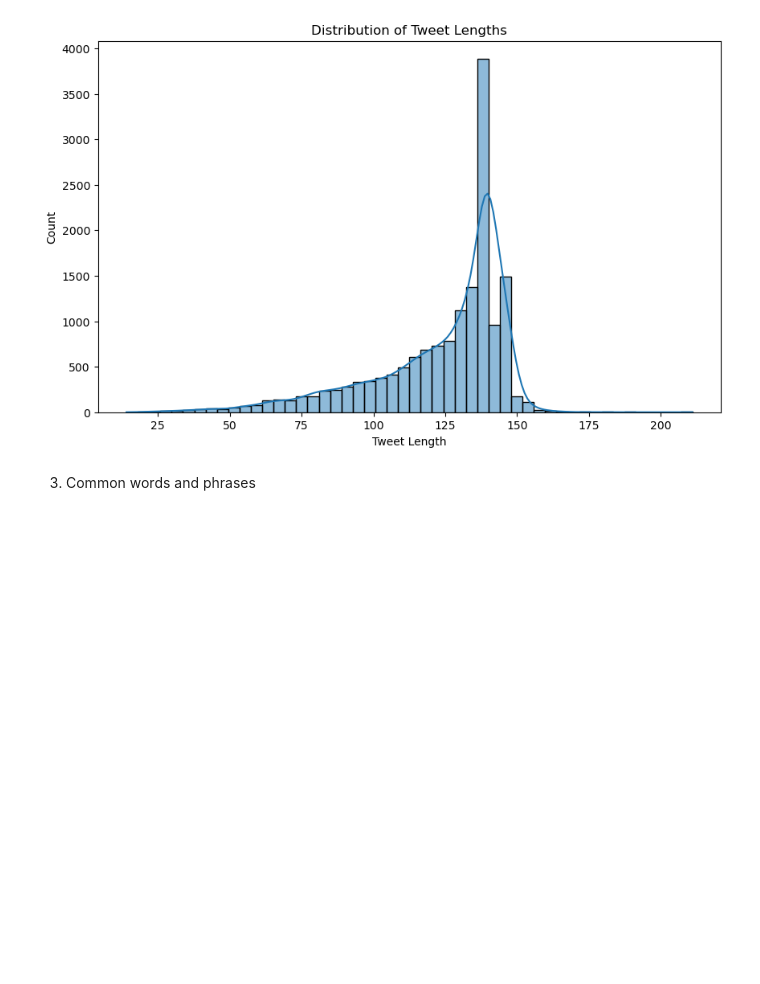
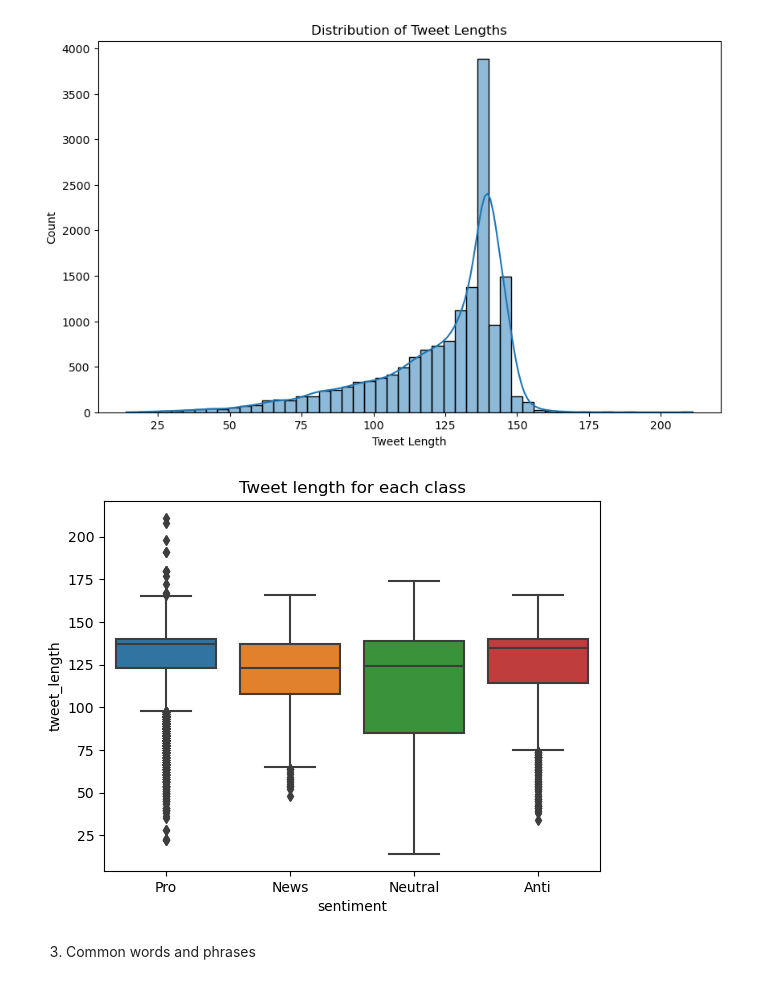
Before and after one commit to gzukhanye/Classification-Sprint-2307FTDS-TEAM-JM5, a Jupyter notebook: JM5_Notebook.ipynb, the cells around one changed output. Saved outputs shown, nothing was run; the diff lists cells and outputs as text; code cells hidden in the pictures; blank space fills up the shorter version.

```diff
--- a/JM5_Notebook.ipynb
+++ b/JM5_Notebook.ipynb
@@ -263,6 +263,14 @@ plt.xlabel('Tweet Length')
 plt.show()
 # %% [output]
 [figure]
+# %%
+# Plot the distribution of the length tweets for each class using a box plot
+
+sns.boxplot(x=df_train['sentiment'], y=df_train['tweet_length'], data=df_train)
+plt.title('Tweet length for each class')
+plt.show()
+# %% [output]
+[figure, added]
 # %% [markdown]
 3. Common words and phrases
 # %%
```
